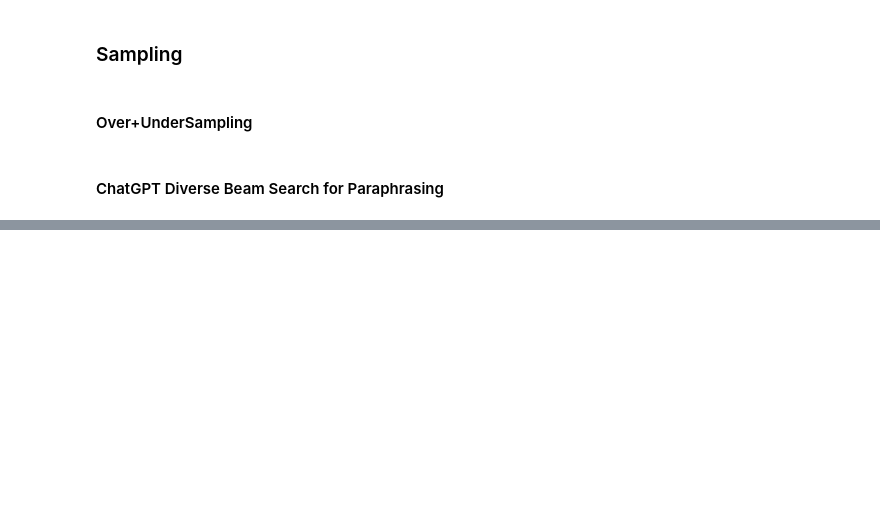
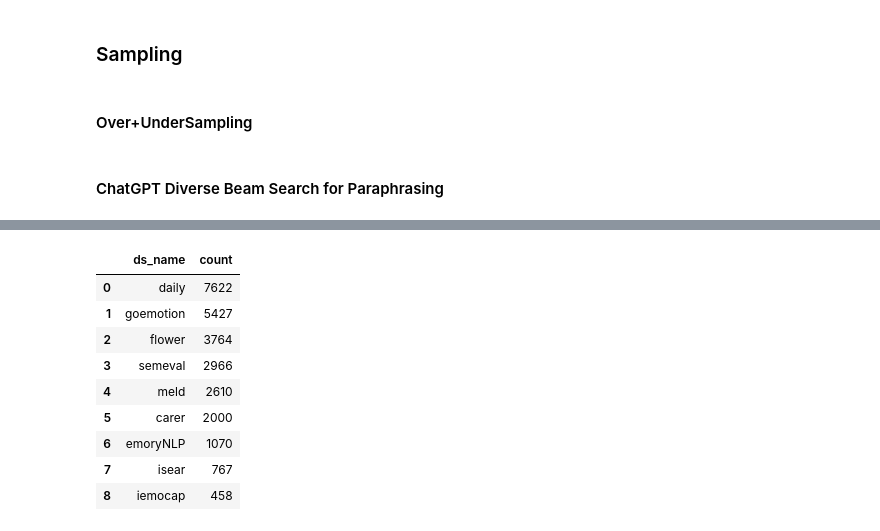
Before and after one commit to aw814/EmoRec, a Jupyter notebook: data/preprocessing.ipynb, the cells around one changed output, grey strips where cells are left out. Saved outputs shown, nothing was run; the diff lists cells and outputs as text; code cells hidden in the pictures; blank space fills up the shorter version.

```diff
--- a/data/preprocessing.ipynb
+++ b/data/preprocessing.ipynb
@@ -934,0 +959,13 @@ generative_sampling(list[2][0],list[2][1],list[2][2]).to_json(val_b_beam, orient
+# %%
+test_no_anger['ds_name'].value_counts().reset_index(name = 'count').rename(columns={'index':'label'})
+# %% [output]
+|  | ds_name | count |
+| 0 | daily | 7622 |
+| 1 | goemotion | 5427 |
+| 2 | flower | 3764 |
+| 3 | semeval | 2966 |
+| 4 | meld | 2610 |
+| 5 | carer | 2000 |
+| 6 | emoryNLP | 1070 |
+| 7 | isear | 767 |
+| 8 | iemocap | 458 |
```
Also changed, not shown: parts of 41 cells of this notebook, 13 other files.
